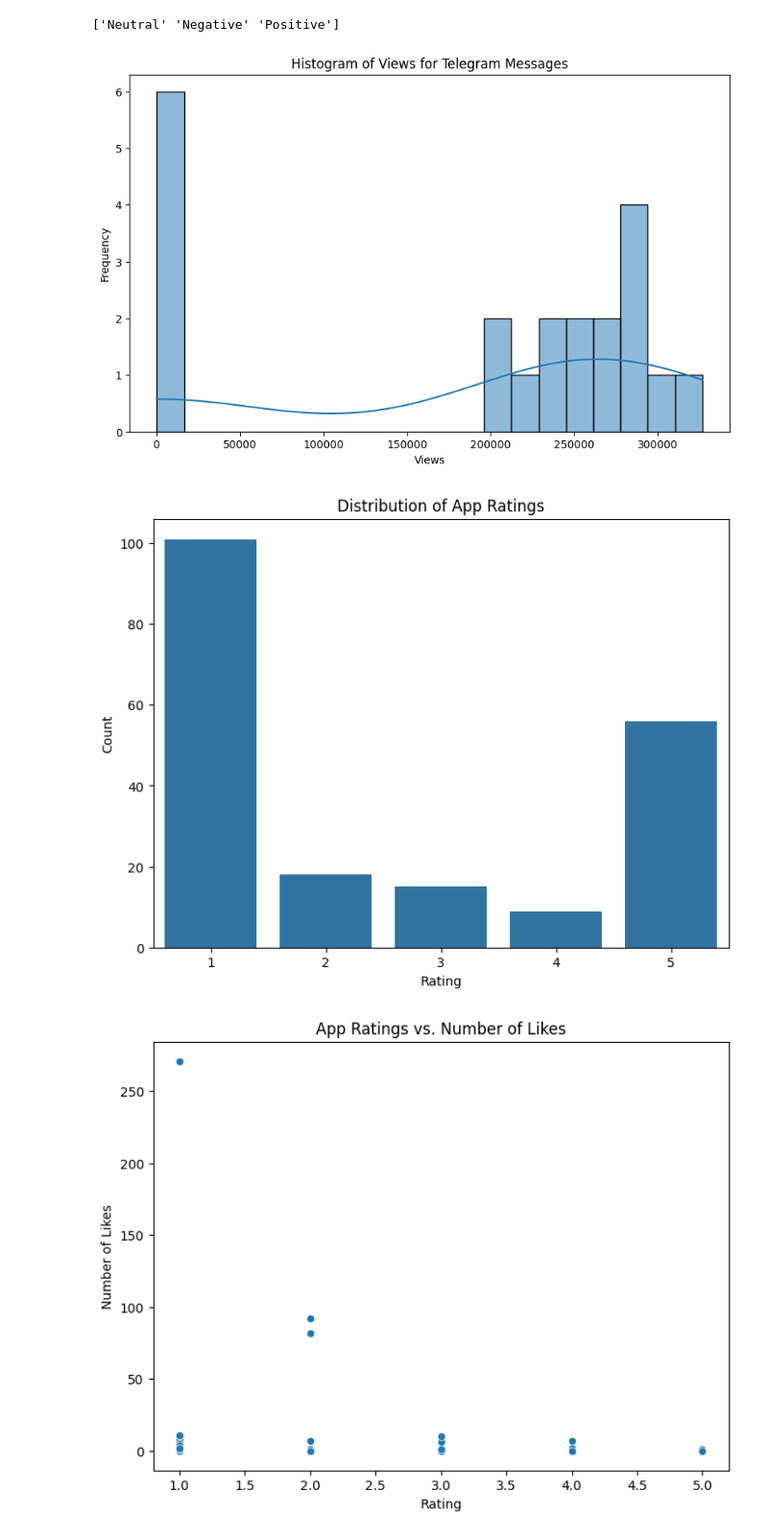
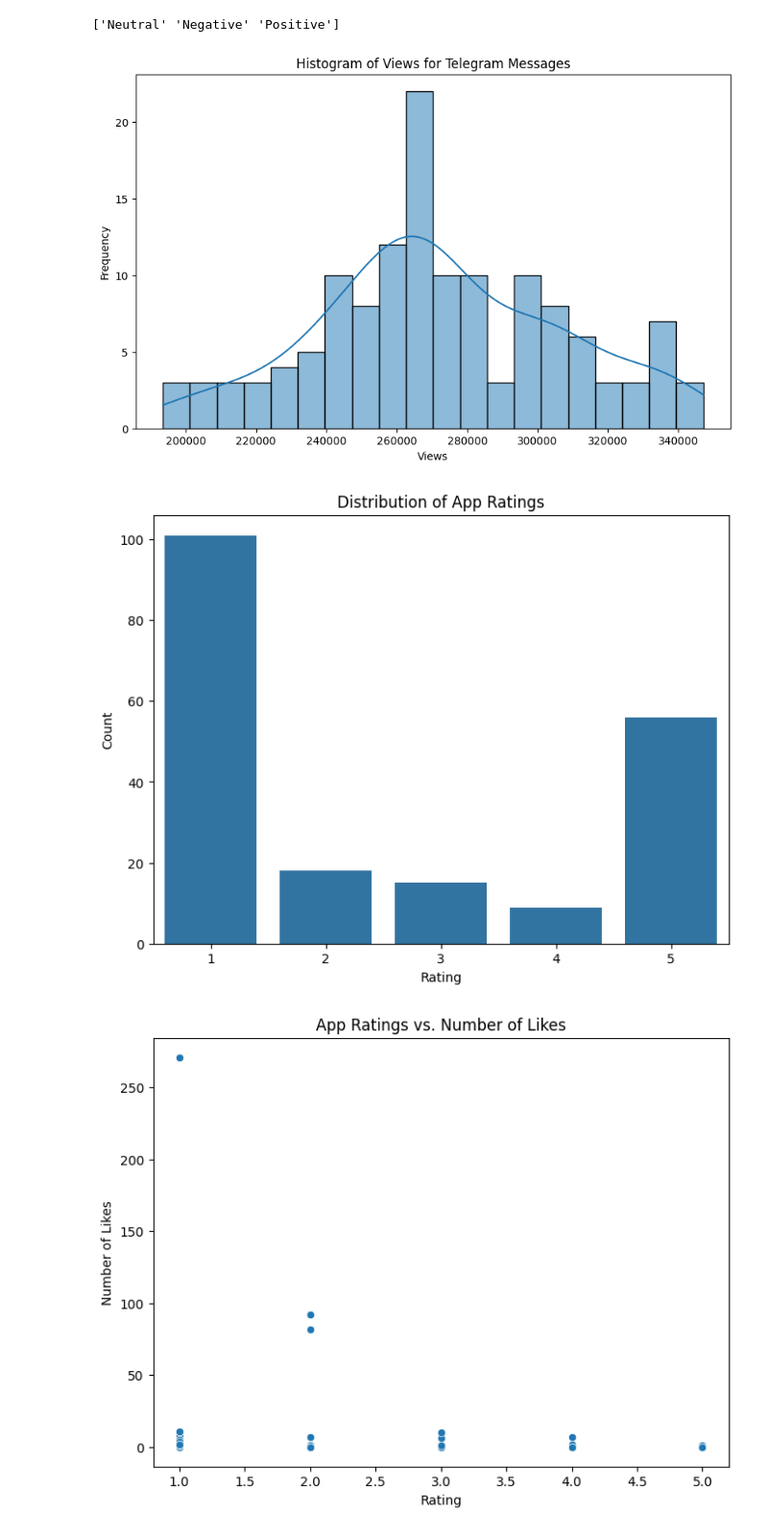
Before and after one commit to juniorworku/marketing-analytics-dashboard, a Jupyter notebook: notebooks/eda_analysis.ipynb, the cells around one changed output. Shown at 96% size. Saved outputs shown, nothing was run; the diff lists cells and outputs as text; code cells hidden in the pictures.

```diff
--- a/notebooks/eda_analysis.ipynb
+++ b/notebooks/eda_analysis.ipynb
@@ -10,4 +6,4 @@ PLAY_STORE_REVIEWS_CSV = "/home/ted/Desktop/DEV/marketing-analytics-dashboard/da
 # %%
 # Load data from CSV files
-telegram_messages = pd.read_csv(TELEGRAM_MESSAGES_CSV)
-play_store_reviews = pd.read_csv(PLAY_STORE_REVIEWS_CSV)
+telegram_messages = pd.read_csv("../data/banks_telegram_posts_data.csv")
+play_store_reviews = pd.read_csv("../data/abyssinia_bank_reviews.csv")
@@ -92,22 +81,22 @@ print(play_store_reviews['Sentiment'].unique())
 # %%
 # Univariate Analysis
 # Histogram of views for Telegram messages
 plt.figure(figsize=(10, 6))
-sns.histplot(telegram_messages['View'], bins=20, kde=True)
+sns.histplot(telegram_messages['views'], bins=20, kde=True)
 plt.title('Histogram of Views for Telegram Messages')
 plt.xlabel('Views')
 plt.ylabel('Frequency')
 plt.show()
 
 # Bar plot of app ratings for Google Play Store reviews
 plt.figure(figsize=(8, 6))
 sns.countplot(x='score', data=play_store_reviews)
 plt.title('Distribution of App Ratings')
 plt.xlabel('Rating')
 plt.ylabel('Count')
 plt.show()
 # %% [output]
-[figure, old version]
+[figure, new version]
 [figure]
 # %%
 # Bivariate Analysis
```
Also changed, not shown: parts of 16 cells of this notebook.
